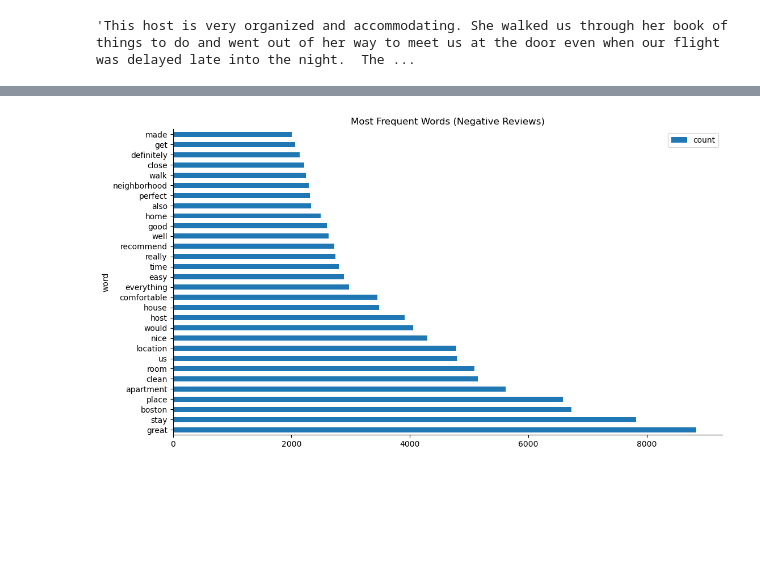
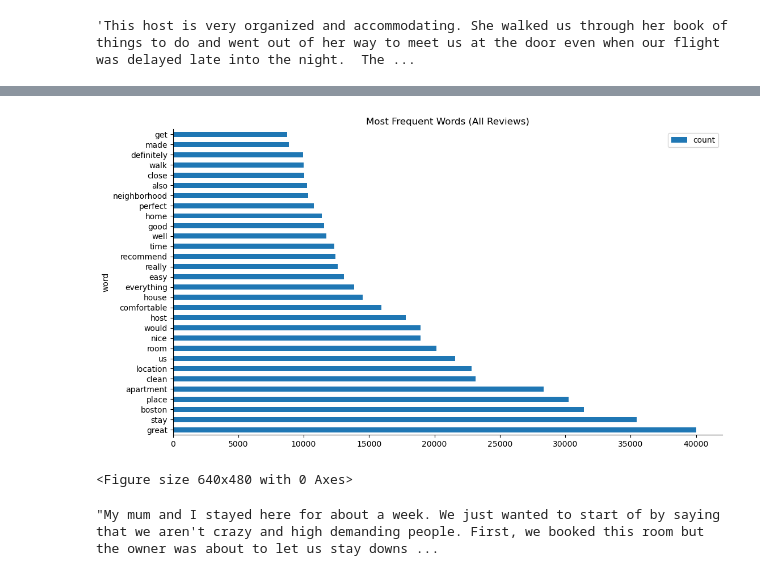
Before and after one commit to tristenwallace/boston_airbnb_CRISP-DM_analysis, a Jupyter notebook: src/models.ipynb, the cells around one changed output, grey strips where cells are left out. Drawn from its saved outputs; the diff is of its cells as text; code cells hidden in the pictures; blank space fills up the shorter version.

```diff
--- a/src/models.ipynb
+++ b/src/models.ipynb
@@ -179,5 +179,5 @@ So, for Q2, it's better to skip the northwest areas when looking for places in B
 # %%
 # Store sentiment scores for each comment in dataframe
 # Using sample slice of df_reviews for speed performance
-df_scores = func.get_sentiment_scores(df_reviews[:15000], 'comments', plot=True)
+df_scores = func.get_sentiment_scores(df_reviews[:], 'comments', plot=True)
 # %% [output]
@@ -225,7 +238,14 @@ func.plot_most_bar(neg_word_counts, 'word', 'count', title, max=30)
 # %%
 ### Plot top word counts (all comments)
-neg_word_counts = func.count_words(clean_all_comments['comments'])
+all_word_counts = func.count_words(clean_all_comments['comments'])
 title = 'Most Frequent Words (All Reviews)'
-func.plot_most_bar(neg_word_counts, 'word', 'count', title, max=30)
+func.plot_most_bar(all_word_counts, 'word', 'count', title, max=30)
+plt.savefig('../images/all_words')
 # %% [output]
-[figure, old version]
+[figure, new version]
+<Figure size 640x480 with 0 Axes>
+# %%
+df_scores.sort_values('compound')['comments'][df_scores['comments'].str.contains('bathroom')]
+df_scores['comments'][12511]
+# %% [output]
+"My mum and I stayed here for about a week. We just wanted to start of by saying that we aren't crazy and high demanding people. First, we booked this room but the owner was about to let us stay downs ...
```
Also changed, not shown: parts of 7 cells of this notebook, 1 other file.
